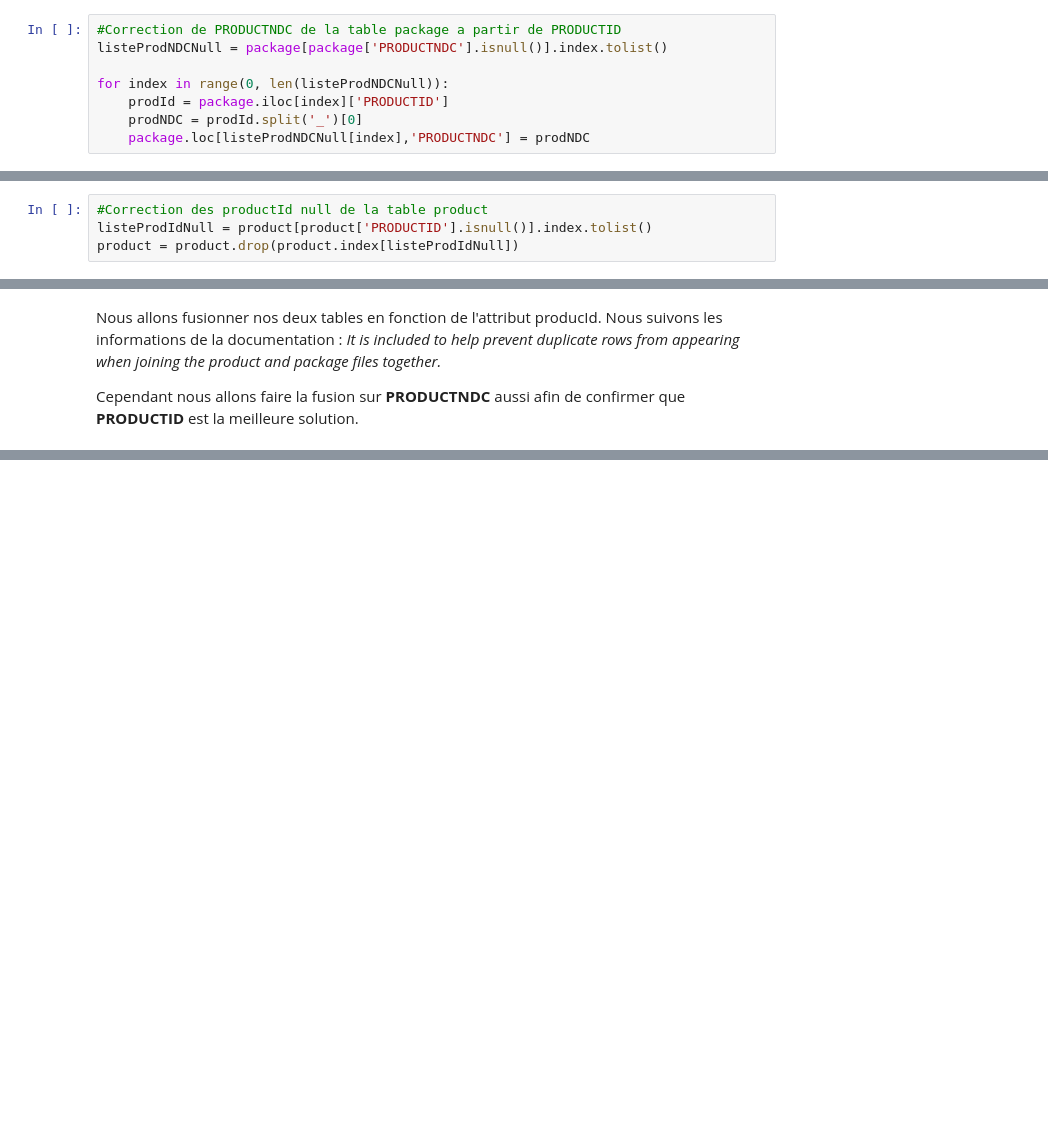
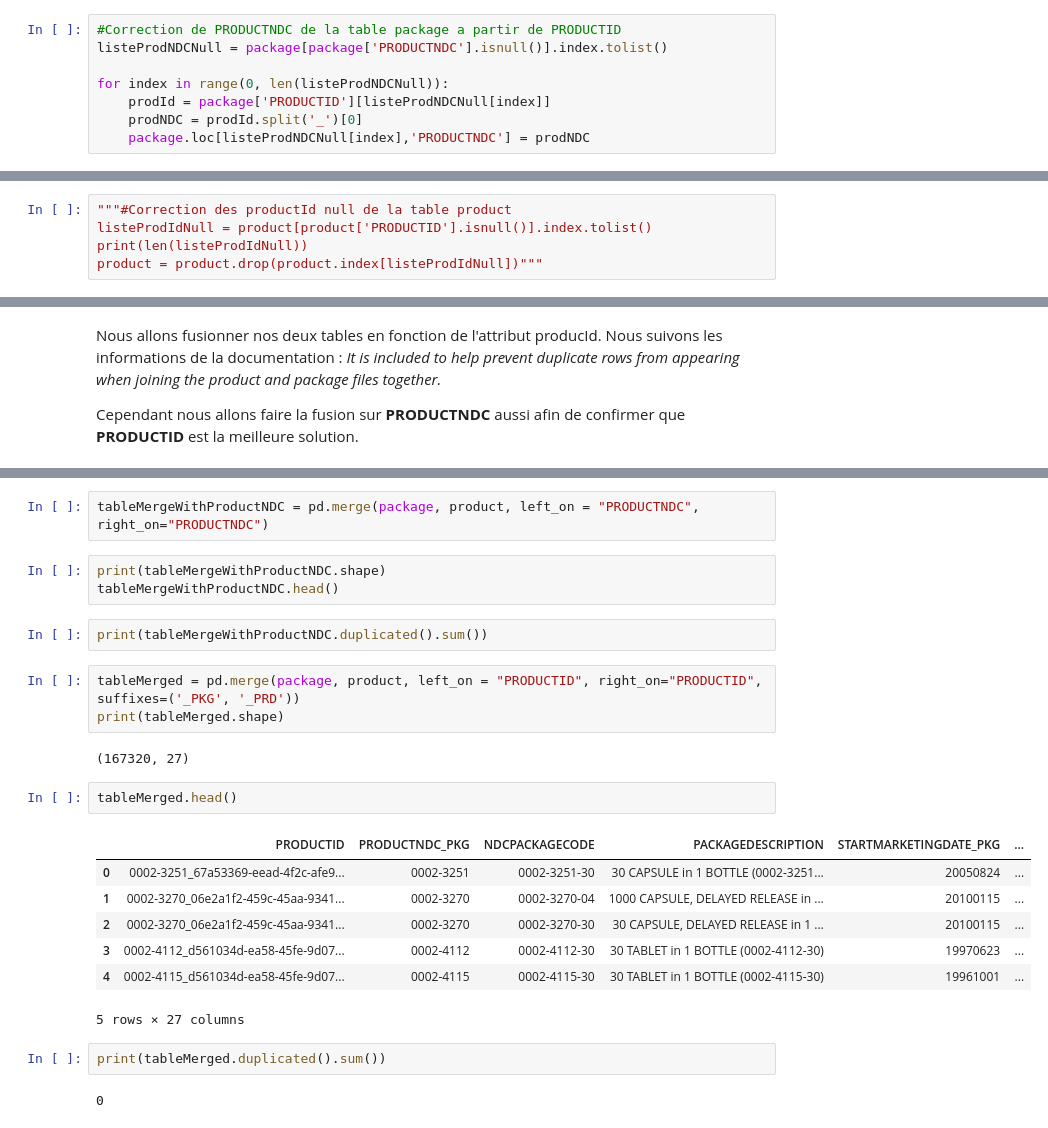
Before and after one commit to JamarcusBernard/tp2_ift870, a Jupyter notebook: tp2.ipynb, the cells around one changed output, grey strips where cells are left out. Cells and saved outputs as stored; diff of their text form; blank space fills up the shorter version.

Commit message:
Fix bug qui corrige les productNDC null, et avancement de la Q6

```diff
--- a/tp2.ipynb
+++ b/tp2.ipynb
@@ -616,7 +612,7 @@ Nous allons chercher à compléter les données manquantes dans les deux tables.
 listeProdNDCNull = package[package['PRODUCTNDC'].isnull()].index.tolist()
 
 for index in range(0, len(listeProdNDCNull)):
-    prodId = package.iloc[index]['PRODUCTID']
+    prodId = package['PRODUCTID'][listeProdNDCNull[index]]
     prodNDC = prodId.split('_')[0]
     package.loc[listeProdNDCNull[index],'PRODUCTNDC'] = prodNDC
 # %%
@@ -626,9 +622,10 @@ package=package.drop(package.index[listeNDCPckgCodeNull])
 # %% [markdown]
 Pour ce qui est des valeurs de **ENDMARKETINGDATE** qui sont null, elles sont trop nombreuses et nous ne pouvons pas les corriger sans spéculer et avons donc décidé de les laisser tel quel.
 # %%
-#Correction des productId null de la table product
+"""#Correction des productId null de la table product
 listeProdIdNull = product[product['PRODUCTID'].isnull()].index.tolist()
-product = product.drop(product.index[listeProdIdNull])
+print(len(listeProdIdNull))
+product = product.drop(product.index[listeProdIdNull])"""
 # %%
 listeProprietaryNameNull = product[product['PROPRIETARYNAME'].isnull()].index.tolist()
 
@@ -694,0 +688,26 @@ Index(['PRODUCTID', 'PRODUCTNDC', 'NDCPACKAGECODE', 'PACKAGEDESCRIPTION',
+# %%
+tableMergeWithProductNDC = pd.merge(package, product, left_on = "PRODUCTNDC", right_on="PRODUCTNDC")
+# %%
+print(tableMergeWithProductNDC.shape)
+tableMergeWithProductNDC.head()
+# %%
+print(tableMergeWithProductNDC.duplicated().sum())
+# %%
+tableMerged = pd.merge(package, product, left_on = "PRODUCTID", right_on="PRODUCTID", suffixes=('_PKG', '_PRD'))
+print(tableMerged.shape)
+# %% [output]
+(167320, 27)
+# %%
+tableMerged.head()
+# %% [output]
+|  | PRODUCTID | PRODUCTNDC_PKG | NDCPACKAGECODE | PACKAGEDESCRIPTION | STARTMARKETINGDATE_PKG | ... |
+| 0 | 0002-3251_67a53369-eead-4f2c-afe9... | 0002-3251 | 0002-3251-30 | 30 CAPSULE in 1 BOTTLE (0002-3251... | 20050824 | ... |
+| 1 | 0002-3270_06e2a1f2-459c-45aa-9341... | 0002-3270 | 0002-3270-04 | 1000 CAPSULE, DELAYED RELEASE in ... | 20100115 | ... |
+| 2 | 0002-3270_06e2a1f2-459c-45aa-9341... | 0002-3270 | 0002-3270-30 | 30 CAPSULE, DELAYED RELEASE in 1 ... | 20100115 | ... |
+| 3 | 0002-4112_d561034d-ea58-45fe-9d07... | 0002-4112 | 0002-4112-30 | 30 TABLET in 1 BOTTLE (0002-4112-30) | 19970623 | ... |
+| 4 | 0002-4115_d561034d-ea58-45fe-9d07... | 0002-4115 | 0002-4115-30 | 30 TABLET in 1 BOTTLE (0002-4115-30) | 19961001 | ... |
+5 rows × 27 columns
+# %%
+print(tableMerged.duplicated().sum())
+# %% [output]
+0
```
Also changed, not shown: parts of 24 cells of this notebook.
